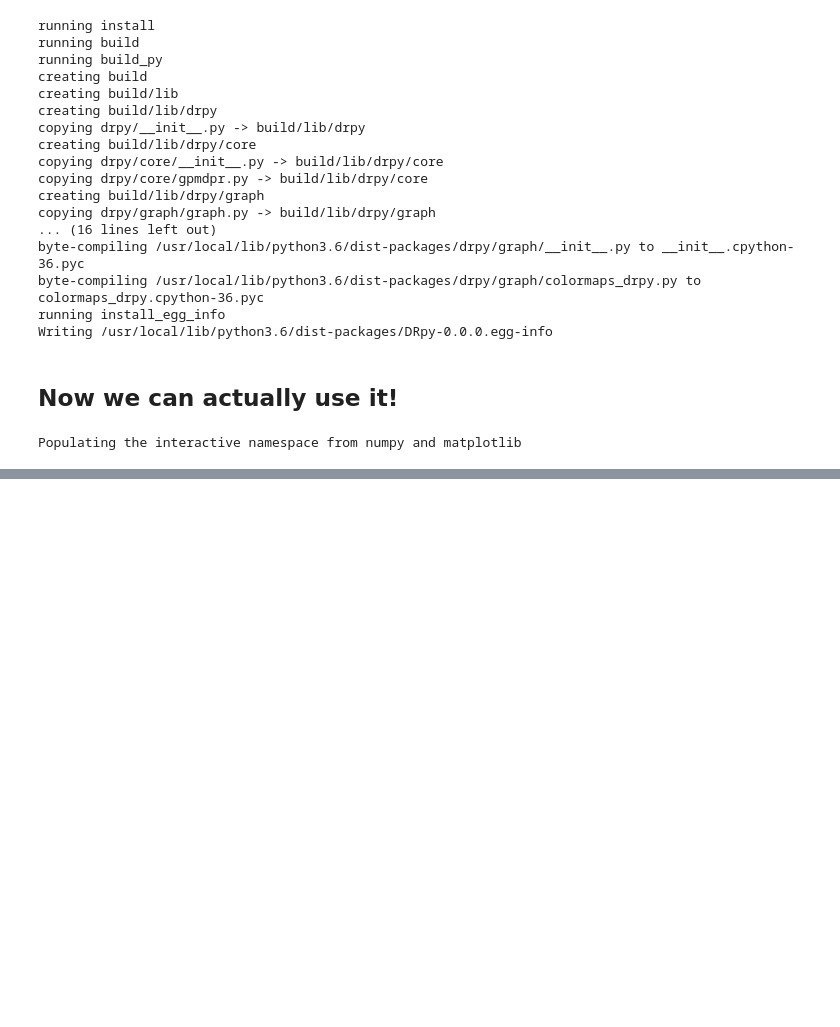
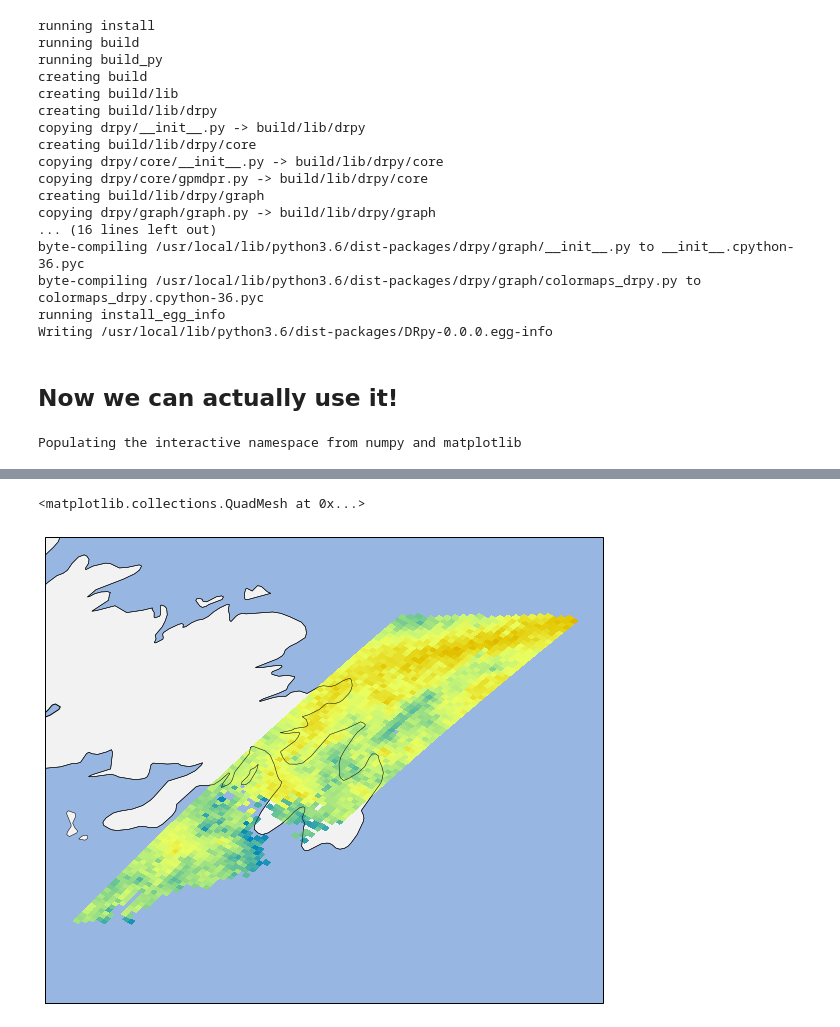
Before and after one commit to dopplerchase/DRpy, a Jupyter notebook: notebooks/Example_one.ipynb, the cells around one changed output, grey strips where cells are left out. Drawn from its saved outputs; the diff is of its cells as text; code cells hidden in the pictures; blank space fills up the shorter version.

```diff
--- a/notebooks/Example_one.ipynb
+++ b/notebooks/Example_one.ipynb
@@ -119,0 +162,41 @@ Data variables:
+# %%
+#define box
+center_lat =  47.5615
+center_lon = -52.7126
+corners = [center_lon - 4,center_lon +4, center_lat-1.8,center_lat+1.8]
+#
+dpr.corners = corners
+#method 2: Cut the exisiting datset
+dpr.setboxcoords()
+#drop dead weight (i.e. blank data)
+dpr.xrds = dpr.xrds.dropna(dim='along_track',how='all')
+# %%
+import cartopy
+import cartopy.crs as ccrs
+import cartopy.feature as cfeature
+import matplotlib.ticker as mticker
+from cartopy.mpl.gridliner import LONGITUDE_FORMATTER, LATITUDE_FORMATTER
+import matplotlib.patheffects as PathEffects
+import cartopy.io.shapereader as shpreader
+
+from cartopy.mpl.geoaxes import GeoAxes
+from mpl_toolkits.axes_grid1 import AxesGrid
+from cartopy.mpl.ticker import LongitudeFormatter, LatitudeFormatter
+import matplotlib.colors as colors
+import matplotlib.patheffects as PathEffects
+
+#make figure
+fig = plt.figure(figsize=(10, 10))
+#add the map
+ax = fig.add_subplot(1, 1, 1,projection=ccrs.PlateCarree())
+
+ax.add_feature(cfeature.STATES.with_scale('50m'),lw=0.5)
+ax.add_feature(cartopy.feature.OCEAN.with_scale('50m'))
+ax.add_feature(cartopy.feature.LAND.with_scale('50m'), edgecolor='black',lw=0.5,facecolor=[0.95,0.95,0.95])
+ax.add_feature(cartopy.feature.LAKES.with_scale('50m'), edgecolor='black')
+ax.add_feature(cartopy.feature.RIVERS.with_scale('50m'))
+
+ax.pcolormesh(dpr.xrds.lons,dpr.xrds.lats,dpr.xrds.nearsurfaceKu,vmin=12,vmax=50,cmap=drpy.graph.cmaps.HomeyerRainbow)
+# %% [output]
+<matplotlib.collections.QuadMesh at 0x...>
+[figure, added]
```
Also changed, not shown: parts of 9 cells of this notebook.
